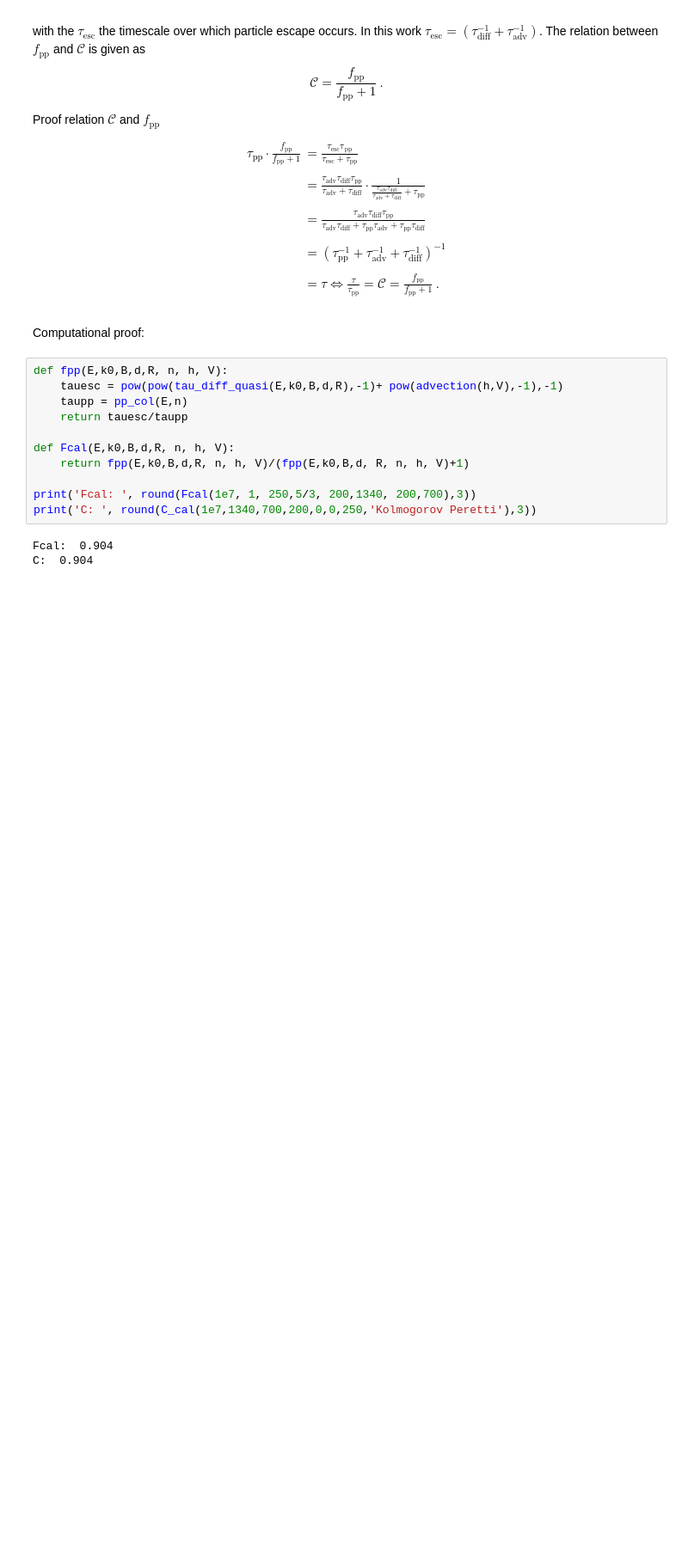
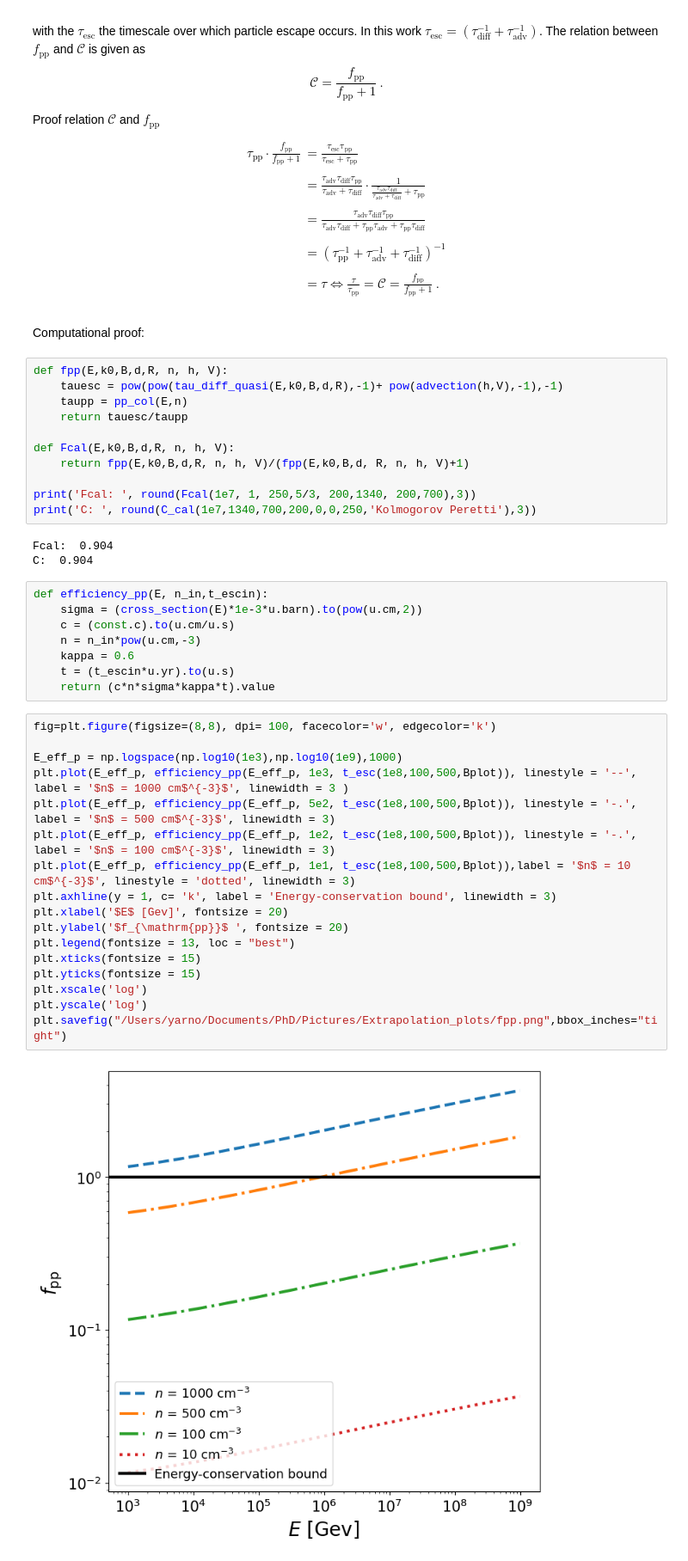
Before and after one commit to YarnoMerckx/u-lirg-timescale-analysis, a Jupyter notebook: Timescale.ipynb, the cells around one changed output. Shown at 86% size. Saved outputs shown, nothing was run; the diff lists cells and outputs as text; blank space fills up the shorter version.

Commit message:
pp efficiency added

```diff
--- a/Timescale.ipynb
+++ b/Timescale.ipynb
@@ -488,3 +490,30 @@ print('C: ', round(C_cal(1e7,1340,700,200,0,0,250,'Kolmogorov Peretti'),3))
 # %% [output]
 Fcal:  0.904
 C:  0.904
+# %%
+def efficiency_pp(E, n_in,t_escin):
+    sigma = (cross_section(E)*1e-3*u.barn).to(pow(u.cm,2))
+    c = (const.c).to(u.cm/u.s)
+    n = n_in*pow(u.cm,-3)
+    kappa = 0.6
+    t = (t_escin*u.yr).to(u.s)
+    return (c*n*sigma*kappa*t).value
+# %%
+fig=plt.figure(figsize=(8,8), dpi= 100, facecolor='w', edgecolor='k')
+
+E_eff_p = np.logspace(np.log10(1e3),np.log10(1e9),1000)
+plt.plot(E_eff_p, efficiency_pp(E_eff_p, 1e3, t_esc(1e8,100,500,Bplot)), linestyle = '--', label = '$n$ = 1000 cm$^{-3}$', linewidth = 3 )
+plt.plot(E_eff_p, efficiency_pp(E_eff_p, 5e2, t_esc(1e8,100,500,Bplot)), linestyle = '-.', label = '$n$ = 500 cm$^{-3}$', linewidth = 3)
+plt.plot(E_eff_p, efficiency_pp(E_eff_p, 1e2, t_esc(1e8,100,500,Bplot)), linestyle = '-.', label = '$n$ = 100 cm$^{-3}$', linewidth = 3)
+plt.plot(E_eff_p, efficiency_pp(E_eff_p, 1e1, t_esc(1e8,100,500,Bplot)),label = '$n$ = 10 cm$^{-3}$', linestyle = 'dotted', linewidth = 3)
+plt.axhline(y = 1, c= 'k', label = 'Energy-conservation bound', linewidth = 3)
+plt.xlabel('$E$ [Gev]', fontsize = 20)
+plt.ylabel('$f_{\mathrm{pp}}$ ', fontsize = 20)
+plt.legend(fontsize = 13, loc = "best")
+plt.xticks(fontsize = 15)
+plt.yticks(fontsize = 15)
+plt.xscale('log')
+plt.yscale('log')
+plt.savefig("/Users/yarno/Documents/PhD/Pictures/Extrapolation_plots/fpp.png",bbox_inches="tight")
+# %% [output]
+[figure, added]
```
Also changed, not shown: parts of 3 cells of this notebook.
